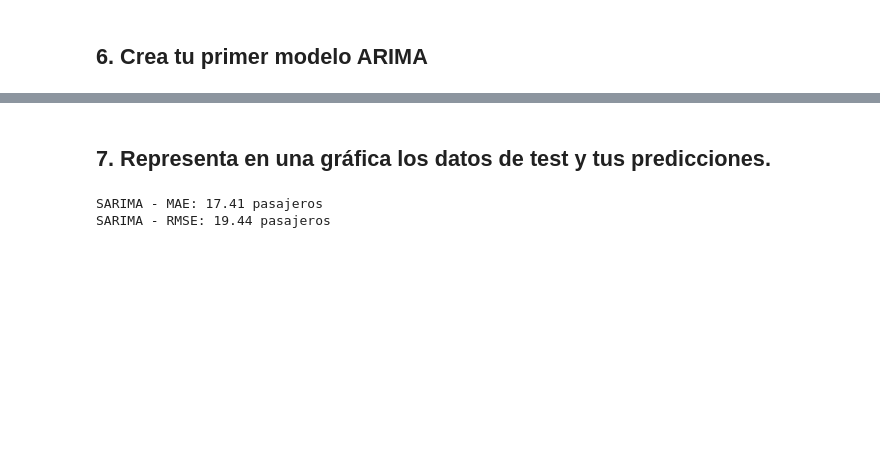
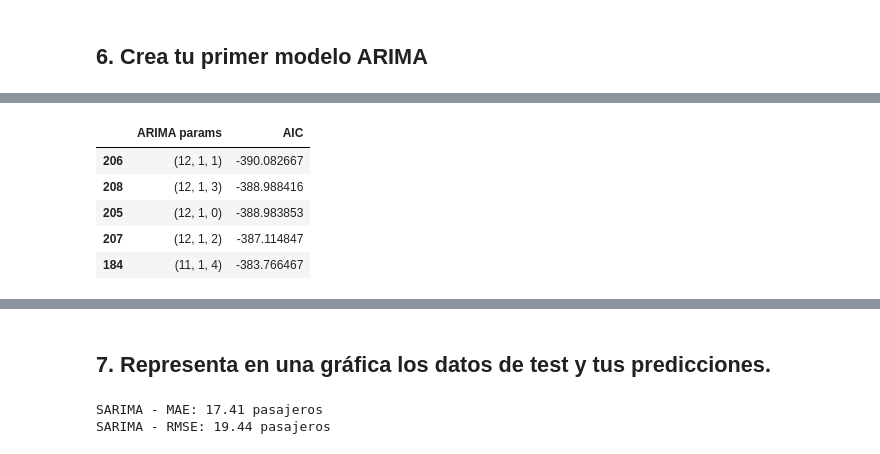
Before and after one commit to rou-tz/2026-02-BILBAO-FT-Data-Science, a Jupyter notebook: 3-Machine_Learning/4-Series temporales/ejercicios/2_Time Series Forecast_Ruben.ipynb, the cells around one changed output, grey strips where cells are left out. Cells and saved outputs as stored; diff of their text form; code cells hidden in the pictures; blank space fills up the shorter version.

```diff
--- a/3-Machine_Learning/4-Series temporales/ejercicios/2_Time Series Forecast_Ruben.ipynb
+++ b/3-Machine_Learning/4-Series temporales/ejercicios/2_Time Series Forecast_Ruben.ipynb
@@ -229,0 +222,24 @@ Los 5 mejores modelos según AIC:
+# %%
+#2 sin auto-arima
+import itertools
+p= range(4,13)
+d=q=range(0,5)
+pdq = list(itertools.product(p,d,q))
+pdq[:10]
+results = []
+for param in pdq:
+    try:
+        model_arima = ARIMA(order=param)
+        model_arima_fit = model_arima.fit(train_log)
+        results.append((param,model_arima_fit.aic()))
+    except:
+        continue
+resultados_df = pd.DataFrame(results, columns=['ARIMA params', 'AIC']).sort_values('AIC')
+resultados_df.head()
+# %% [output]
+|  | ARIMA params | AIC |
+| 206 | (12, 1, 1) | -390.082667 |
+| 208 | (12, 1, 3) | -388.988416 |
+| 205 | (12, 1, 0) | -388.983853 |
+| 207 | (12, 1, 2) | -387.114847 |
+| 184 | (11, 1, 4) | -383.766467 |
```
Also changed, not shown: parts of 11 cells of this notebook, 1 other file.
